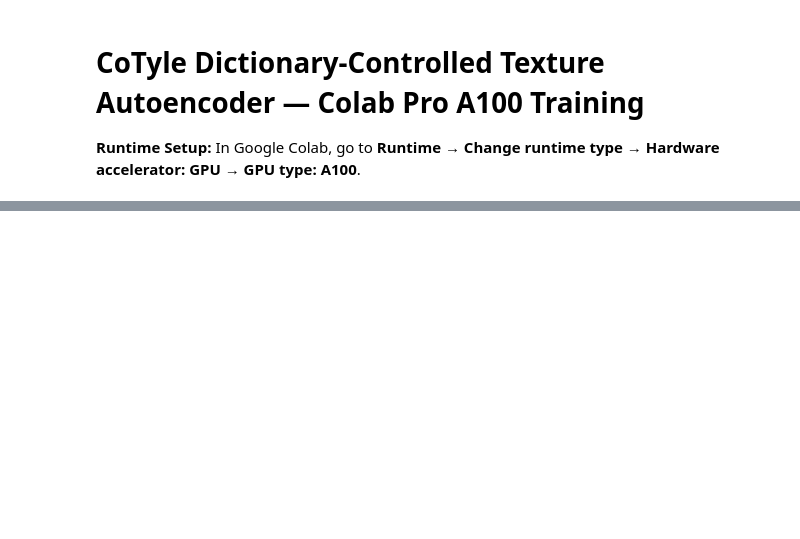
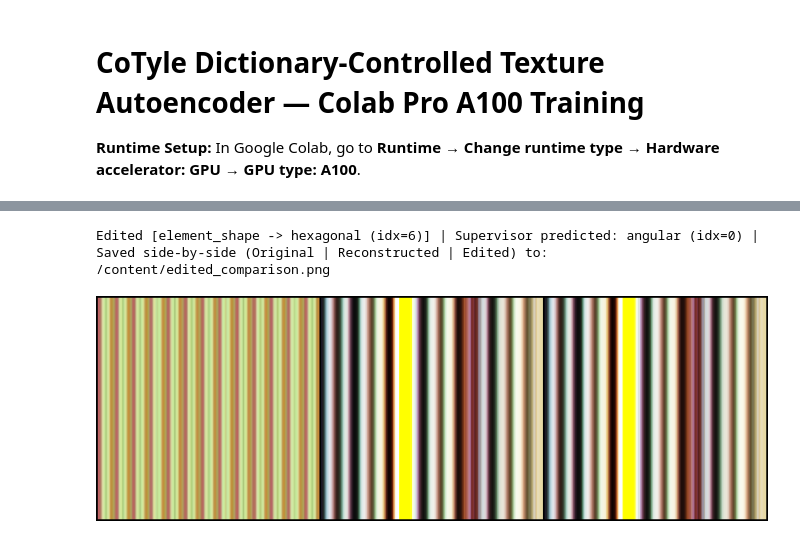
Before and after one commit to rommaltser/codebook_encoder_decoder, a Jupyter notebook: train_colab_a100.ipynb, the cells around one changed output, grey strips where cells are left out. Cells and saved outputs as stored; diff of their text form; code cells hidden in the pictures; blank space fills up the shorter version.

```diff
--- a/train_colab_a100.ipynb
+++ b/train_colab_a100.ipynb
@@ -83,16 +169,22 @@ if os.path.exists(CKPT_PATH):
 # %%
-# 7. Test Single-Attribute Dictionary Swap & Visualize Inline
+# 7. Test Single-Attribute Dictionary Swap on bubbly_0038 & Visualize with String Labels
+%cd /content/codebook_encoder_decoder
+!git pull origin main
+
 from IPython.display import Image as IPyImage, display
 
-test_img = "/content/dtd/images/bubbly/bubbly_0038.jpg"  # Also auto-resolves if you pass "bubbly_0038.png"
+test_img = "bubbly_0038.png"  # Auto-resolves to /content/dtd/images/bubbly/bubbly_0038.jpg
 ckpt_path = "/content/drive/MyDrive/tau material/datasets/dtd-pseudo-labled-Qwen2.5-VL-32B-AWQ/checkpoints_cotyle/checkpoint_epoch_070.pt"
 
 !python3 test_edit.py \
   --config configs/colab_a100.yaml \
   --checkpoint "{ckpt_path}" \
   --image "{test_img}" \
   --cluster element_shape \
-  --word striped \
+  --word hexagonal \
   --output /content/edited_comparison.png
 
 display(IPyImage("/content/edited_comparison.png"))
+# %% [output]
+Edited [element_shape -> hexagonal (idx=6)] | Supervisor predicted: angular (idx=0) | Saved side-by-side (Original | Reconstructed | Edited) to: /content/edited_comparison.png
+[figure, added]
```
Also changed, not shown: parts of 7 cells of this notebook.
